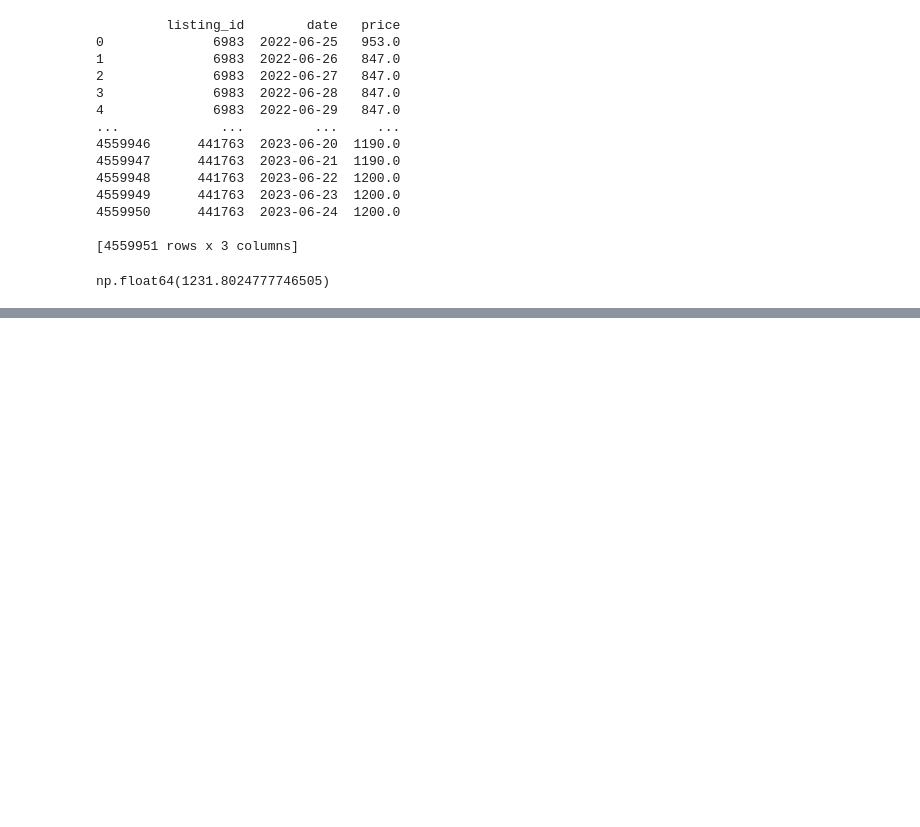
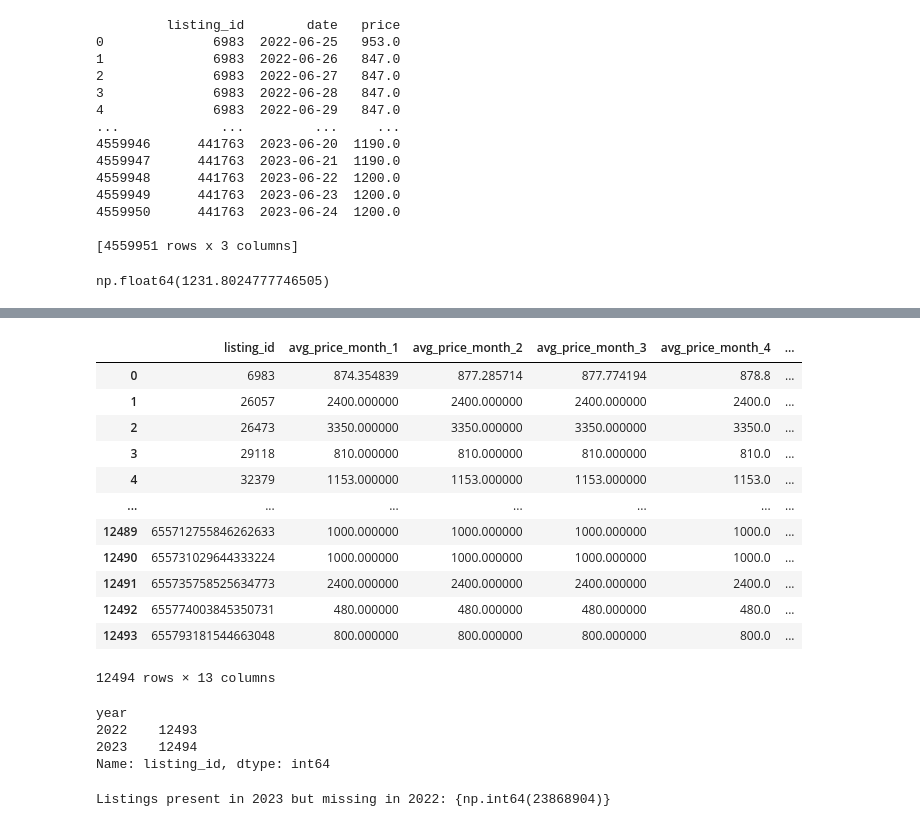
Before and after one commit to Rambuk01/ds808_visualization, a Jupyter notebook: cleaner.ipynb, the cells around one changed output, grey strips where cells are left out. Saved outputs shown, nothing was run; the diff lists cells and outputs as text; code cells hidden in the pictures; blank space fills up the shorter version.

```diff
--- a/cleaner.ipynb
+++ b/cleaner.ipynb
@@ -217,0 +214,39 @@ np.float64(1231.8024777746505)
+# %%
+monthly_avg_pivot
+# %% [output]
+|  | listing_id | avg_price_month_1 | avg_price_month_2 | avg_price_month_3 | avg_price_month_4 | ... |
+| 0 | 6983 | 874.354839 | 877.285714 | 877.774194 | 878.8 | ... |
+| 1 | 26057 | 2400.000000 | 2400.000000 | 2400.000000 | 2400.0 | ... |
+| 2 | 26473 | 3350.000000 | 3350.000000 | 3350.000000 | 3350.0 | ... |
+| 3 | 29118 | 810.000000 | 810.000000 | 810.000000 | 810.0 | ... |
+| 4 | 32379 | 1153.000000 | 1153.000000 | 1153.000000 | 1153.0 | ... |
+| ... | ... | ... | ... | ... | ... | ... |
+| 12489 | 655712755846262633 | 1000.000000 | 1000.000000 | 1000.000000 | 1000.0 | ... |
+| 12490 | 655731029644333224 | 1000.000000 | 1000.000000 | 1000.000000 | 1000.0 | ... |
+| 12491 | 655735758525634773 | 2400.000000 | 2400.000000 | 2400.000000 | 2400.0 | ... |
+| 12492 | 655774003845350731 | 480.000000 | 480.000000 | 480.000000 | 480.0 | ... |
+| 12493 | 655793181544663048 | 800.000000 | 800.000000 | 800.000000 | 800.0 | ... |
+12494 rows × 13 columns
+# %%
+# Count the number of unique listing_id entries for each year
+observations_per_year = ndf.groupby('year')['listing_id'].nunique()
+
+# Display the result
+print(observations_per_year)
+# %% [output]
+year
+2022    12493
+2023    12494
+Name: listing_id, dtype: int64
+# %%
+# Get unique listings for each year
+listings_2022 = set(ndf[ndf['year'] == 2022]['listing_id'].unique())
+listings_2023 = set(ndf[ndf['year'] == 2023]['listing_id'].unique())
+
+# Find listings in 2023 but not in 2022
+missing_in_2022 = listings_2023 - listings_2022
+
+# Display the result
+print("Listings present in 2023 but missing in 2022:", missing_in_2022)
+# %% [output]
+Listings present in 2023 but missing in 2022: {np.int64(23868904)}
```
Also changed, not shown: parts of 7 cells of this notebook, 3 other files.
